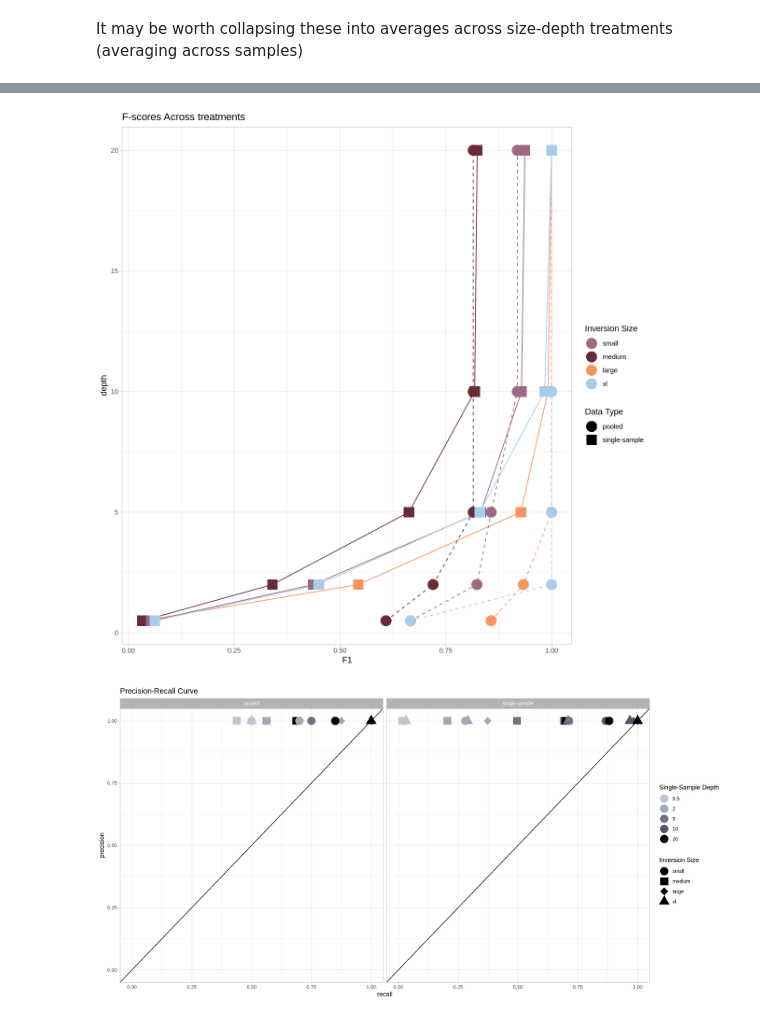
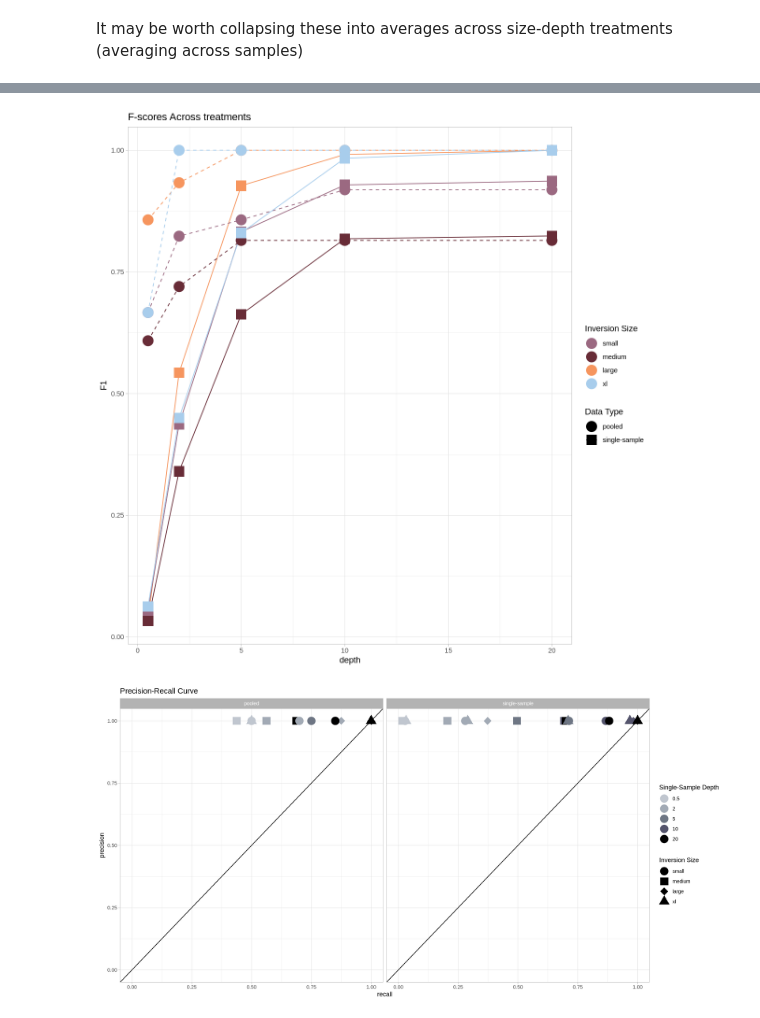
Before and after one commit to pdimens/haplotagging_simulations, a Jupyter notebook: assess_sv_leviathan/visor/check_called_inversions_all.ipynb, the cells around one changed output, grey strips where cells are left out. Cells and saved outputs as stored; diff of their text form; code cells hidden in the pictures.

```diff
--- a/assess_sv_leviathan/visor/check_called_inversions_all.ipynb
+++ b/assess_sv_leviathan/visor/check_called_inversions_all.ipynb
@@ -121,16 +121,16 @@ colorful <- c(
 )
 # %%
 options(warn = -1, repr.plot.width = 10, repr.plot.height = 10)
-ggplot(metrics, aes(x = F1, y = depth, color = size, shape = datatype, group = paste(size, datatype), linetype = datatype)) +
+ggplot(metrics, aes(x = depth, y = F1, color = size, shape = datatype, group = paste(size, datatype), linetype = datatype)) +
     geom_line() +
     geom_point(size = 6) +
     theme_light() +
     scale_shape_manual(name = "Data Type", values = c(19, 15)) +
     scale_color_manual(name = "Inversion Size", values = colorful) +
     scale_linetype_manual(name = "Data Type", values = c("pooled" = "dashed", "single-sample" = "solid")) +
     labs(title = "F-scores Across treatments")
 # %% [output]
-[figure, old version]
+[figure, new version]
 # %%
 options(warn = -1, repr.plot.width = 15, repr.plot.height = 7.5)
 ggplot(metrics, aes(x = recall, y = precision, color = as.factor(depth), shape = size)) +
```
Also changed, not shown: 31 other files.
